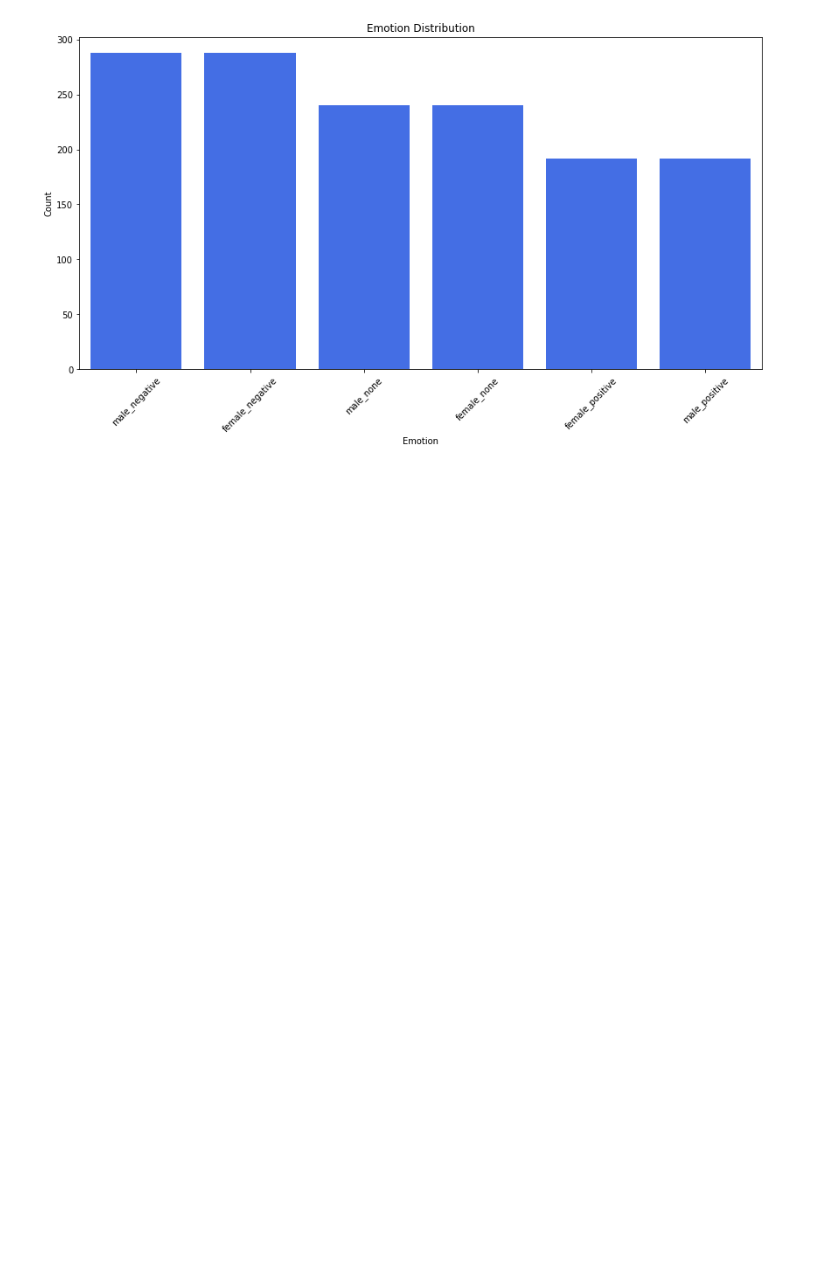
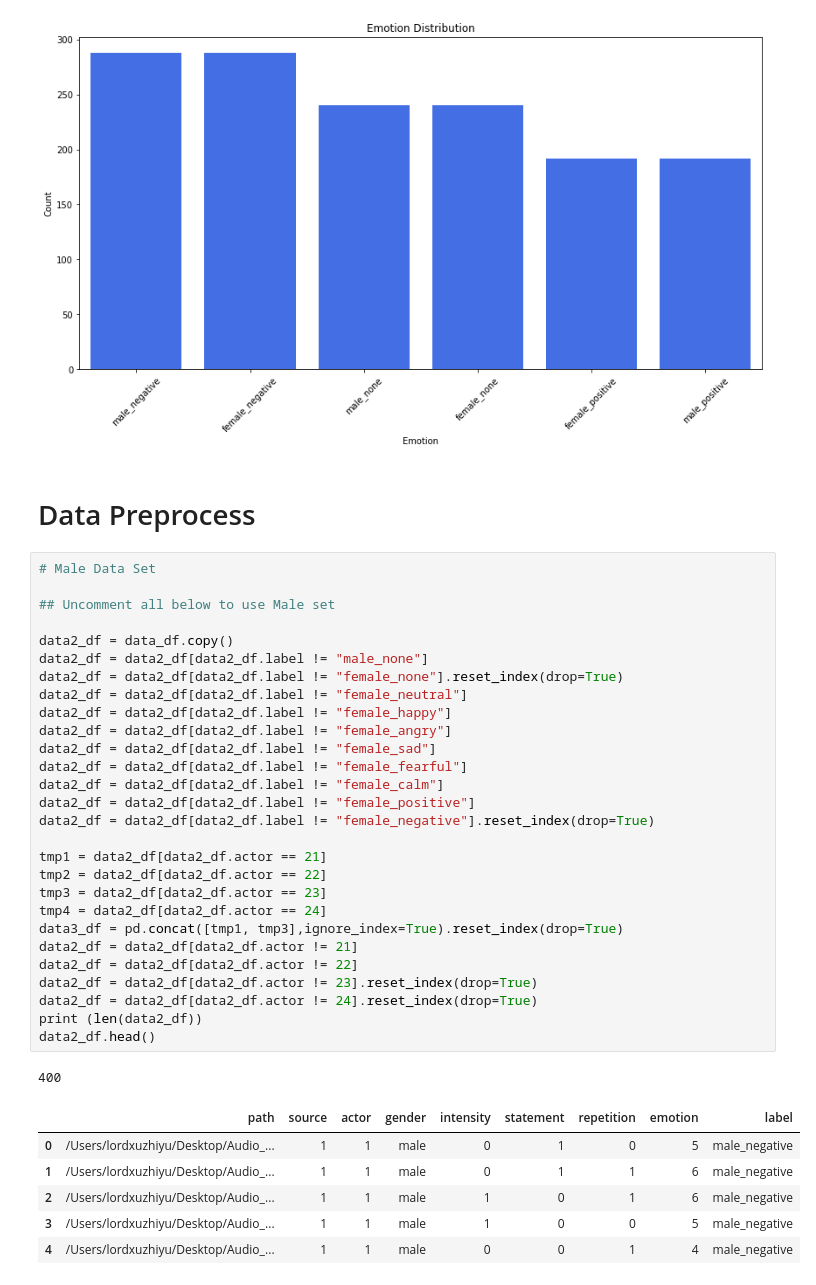
Before and after one commit to SER-2020-Project-ZX/Audio-Analytics, a Jupyter notebook: Audio Analytics .ipynb, the cells around one changed output. Saved outputs shown, nothing was run; the diff lists cells and outputs as text; blank space fills up the shorter version.

```diff
--- a/Audio Analytics .ipynb
+++ b/Audio Analytics .ipynb
@@ -365,3 +365,41 @@ a = data_df.label.value_counts()
 plot_emotion_dist(a, "#2962FF", "Emotion Distribution")
 # %% [output]
 [figure]
+# %% [markdown]
+# Data Preprocess
+# %%
+# Male Data Set
+
+## Uncomment all below to use Male set
+
+data2_df = data_df.copy()
+data2_df = data2_df[data2_df.label != "male_none"]
+data2_df = data2_df[data2_df.label != "female_none"].reset_index(drop=True)
+data2_df = data2_df[data2_df.label != "female_neutral"]
+data2_df = data2_df[data2_df.label != "female_happy"]
+data2_df = data2_df[data2_df.label != "female_angry"]
+data2_df = data2_df[data2_df.label != "female_sad"]
+data2_df = data2_df[data2_df.label != "female_fearful"]
+data2_df = data2_df[data2_df.label != "female_calm"]
+data2_df = data2_df[data2_df.label != "female_positive"]
+data2_df = data2_df[data2_df.label != "female_negative"].reset_index(drop=True)
+
+tmp1 = data2_df[data2_df.actor == 21]
+tmp2 = data2_df[data2_df.actor == 22]
+tmp3 = data2_df[data2_df.actor == 23]
+tmp4 = data2_df[data2_df.actor == 24]
+data3_df = pd.concat([tmp1, tmp3],ignore_index=True).reset_index(drop=True)
+data2_df = data2_df[data2_df.actor != 21]
+data2_df = data2_df[data2_df.actor != 22]
+data2_df = data2_df[data2_df.actor != 23].reset_index(drop=True)
+data2_df = data2_df[data2_df.actor != 24].reset_index(drop=True)
+print (len(data2_df))
+data2_df.head()
+# %% [output]
+400
+|  | path | source | actor | gender | intensity | statement | repetition | emotion | label |
+| 0 | /Users/lordxuzhiyu/Desktop/Audio_... | 1 | 1 | male | 0 | 1 | 0 | 5 | male_negative |
+| 1 | /Users/lordxuzhiyu/Desktop/Audio_... | 1 | 1 | male | 0 | 1 | 1 | 6 | male_negative |
+| 2 | /Users/lordxuzhiyu/Desktop/Audio_... | 1 | 1 | male | 1 | 0 | 1 | 6 | male_negative |
+| 3 | /Users/lordxuzhiyu/Desktop/Audio_... | 1 | 1 | male | 1 | 0 | 0 | 5 | male_negative |
+| 4 | /Users/lordxuzhiyu/Desktop/Audio_... | 1 | 1 | male | 0 | 0 | 1 | 4 | male_negative |
```
Also changed, not shown: parts of 1 cell of this notebook.
